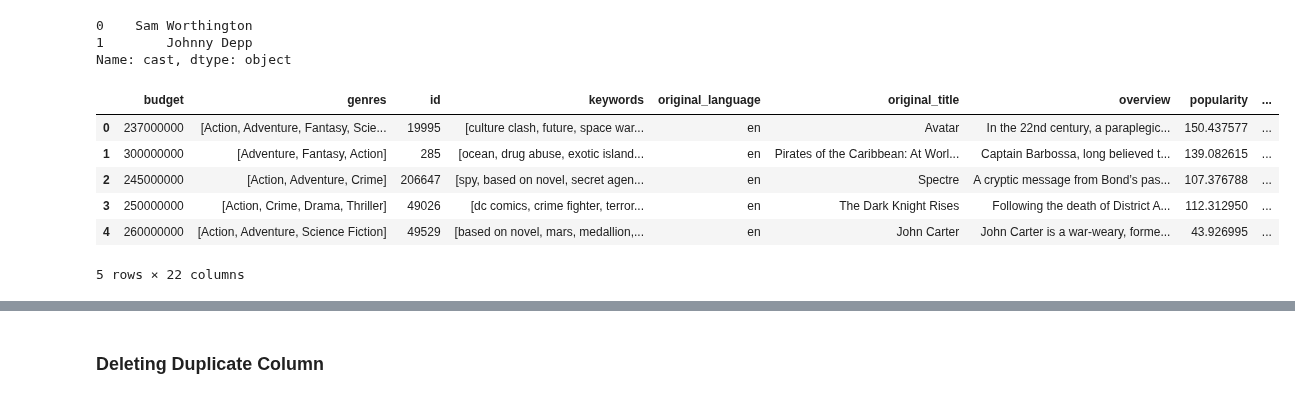
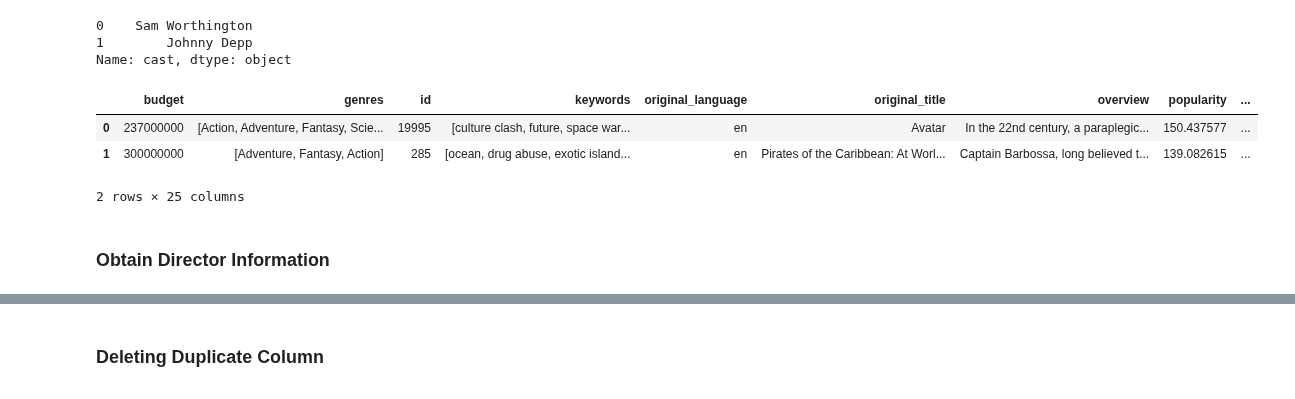
Before and after one commit to k7p/dataviz_project, a Jupyter notebook: code/Data Cleaning.ipynb, the cells around one changed output, grey strips where cells are left out. Cells and saved outputs as stored; diff of their text form; code cells hidden in the pictures.

Commit message:
Added cleaning to get actor1, actor2, actor3, and director name

```diff
--- a/code/Data Cleaning.ipynb
+++ b/code/Data Cleaning.ipynb
@@ -164,8 +164,8 @@ combined_df['cast'][0]
   'name': 'Julene Renee',
   'order': 82}]
 # %%
-def process_cast(x):
+def get_actor(x, actor_num):
     for item in x:
-        if item["order"]==0:
+        if item["order"] == actor_num:
             return item["name"]
 # %%
@@ -175,14 +175,17 @@ combined_df['cast'][:2].apply(process_cast)
 1        Johnny Depp
 Name: cast, dtype: object
 # %%
-combined_df['cast'] = combined_df['cast'].apply(process_cast)
+combined_df['actor1'] = combined_df['cast'].apply(get_actor, actor_num=0)
+# %%
+combined_df['actor2'] = combined_df['cast'].apply(get_actor, actor_num=1)
+# %%
+combined_df['actor3'] = combined_df['cast'].apply(get_actor, actor_num=2)
 # %%
-combined_df.head()
+combined_df.head(2)
 # %% [output]
 |  | budget | genres | id | keywords | original_language | original_title | overview | popularity | ... |
 | 0 | 237000000 | [Action, Adventure, Fantasy, Scie... | 19995 | [culture clash, future, space war... | en | Avatar | In the 22nd century, a paraplegic... | 150.437577 | ... |
 | 1 | 300000000 | [Adventure, Fantasy, Action] | 285 | [ocean, drug abuse, exotic island... | en | Pirates of the Caribbean: At Worl... | Captain Barbossa, long believed t... | 139.082615 | ... |
-| 2 | 245000000 | [Action, Adventure, Crime] | 206647 | [spy, based on novel, secret agen... | en | Spectre | A cryptic message from Bond’s pas... | 107.376788 | ... |
-| 3 | 250000000 | [Action, Crime, Drama, Thriller] | 49026 | [dc comics, crime fighter, terror... | en | The Dark Knight Rises | Following the death of District A... | 112.312950 | ... |
-| 4 | 260000000 | [Action, Adventure, Science Fiction] | 49529 | [based on novel, mars, medallion,... | en | John Carter | John Carter is a war-weary, forme... | 43.926995 | ... |
-5 rows × 22 columns
+2 rows × 25 columns
+# %% [markdown]
+### Obtain Director Information
```
Also changed, not shown: parts of 10 cells of this notebook.
